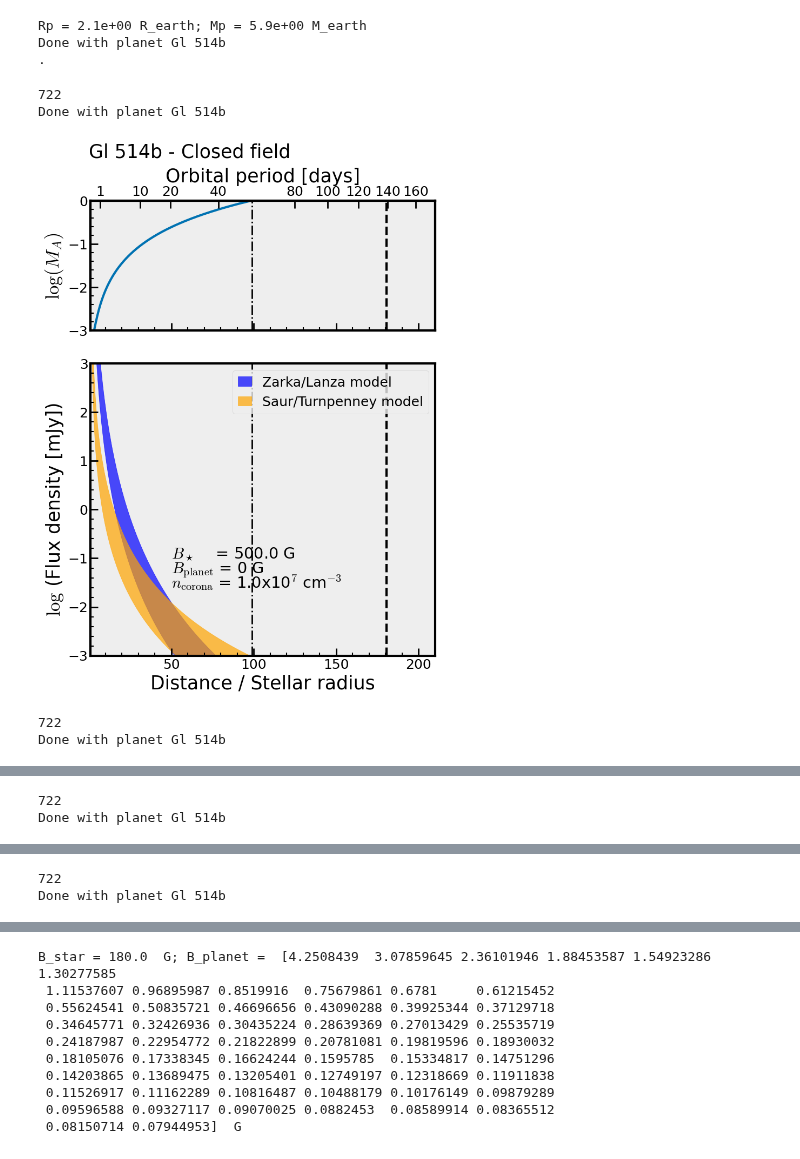
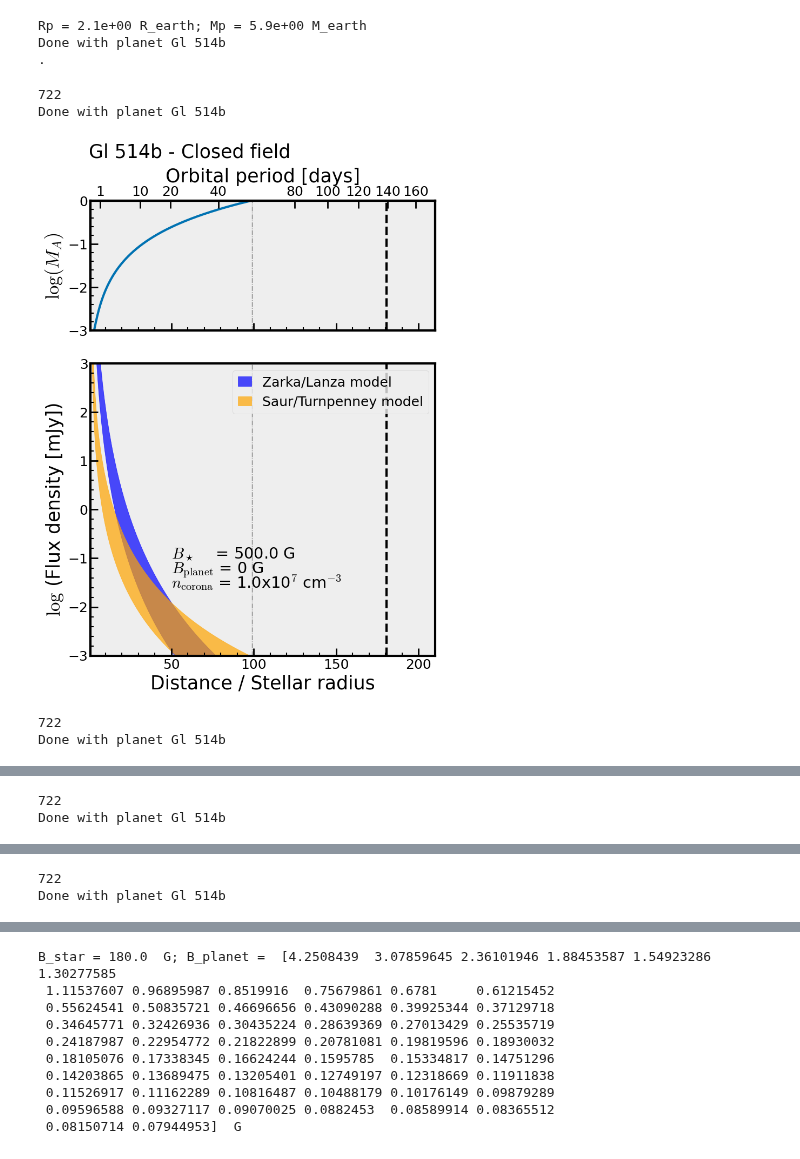
Before and after one commit to mapereztorres/spirou, a Jupyter notebook: SPI.ipynb, the cells around one changed output, grey strips where cells are left out. Drawn from its saved outputs; the diff is of its cells as text; code cells hidden in the pictures.

```diff
--- a/SPI.ipynb
+++ b/SPI.ipynb
@@ -647,8 +647,8 @@ for indi in star_array:
             ax2.axvline(x=r_orb/R_star, ls='--', color='k', lw=3)
 
             #Draw vertical line at 0.23 au
-            ax1.axvline(x=0.23*au/R_star, ls='-.', color='lightgray', lw=1)
-            ax2.axvline(x=0.23*au/R_star, ls='-.', color='k', lw=1)
+            ax1.axvline(x=0.23*au/R_star, ls='-.', color='grey', lw=1)
+            ax2.axvline(x=0.23*au/R_star, ls='-.', color='grey', lw=1)
 
 
             #
@@ -712,33 +712,33 @@ for indi in star_array:
             if output:
                 common_string = str(B_star)+"G"+"-Bplanet"+str(Bp[loc_pl])+"G"
                 if open_field:
                     ax1.text(x=0, y=1, s= Exoplanet + " - Open field")
                     out = Exoplanet + "-Open-Bstar"+ common_string
                 else:
                     ax1.text(x=0, y=1, s= Exoplanet + " - Closed field")
                     out = Exoplanet + "-Closed-Bstar"+ common_string
 
                 outfilePDF = os.path.join(outdir, outfile+".pdf")
                 plt.savefig(outfilePDF)
                 plt.close()
             else:
                 plt.show()
 
 
 
             outfileTXT = os.path.join(outdir, outfile+'.txt')
             with open(outfileTXT, 'w') as f:
                 f.write('# INPUT PARAMETERS:  ########\n')
                 #f.write('B_star = {0:.0f} G; B_planet = {1:.0f} G\n'.format(B_star, Bp[loc_pl]))
                 f.write('T_corona = {0:.0e} K\n'.format(T_corona))
                 f.write('Stellar wind particle density at the base = {0:.0e} cm-3\n\n'.format(n_sw_base))
                 f.write('# OUTPUT PARAMETERS: ########\n')
                 f.write('ECMI freq (fundamental) = {0:.0f} MHz\n'.format(gyrofreq/1e6))
                 f.write('Flux_ST: ({0}, {1}) mJy\n'.format(Flux_r_S_min[loc_pl], Flux_r_S_max[loc_pl]))
                 f.write('Flux_ZL: ({0}, {1}) mJy\n'.format(Flux_r_S_ZL_min[loc_pl], Flux_r_S_ZL_max[loc_pl]))
 # %% [output]
 722
 Done with planet Gl 514b
-[figure, old version]
+[figure, new version]
 722
 Done with planet Gl 514b
```
Also changed, not shown: parts of 1 cell of this notebook.
